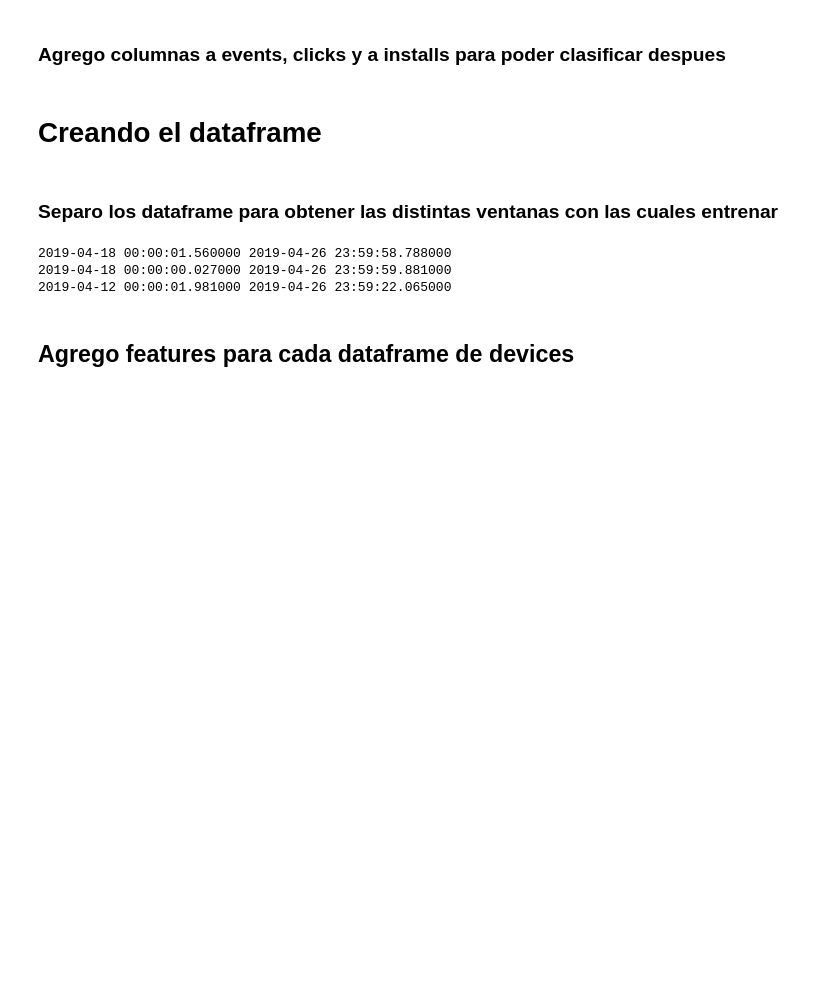
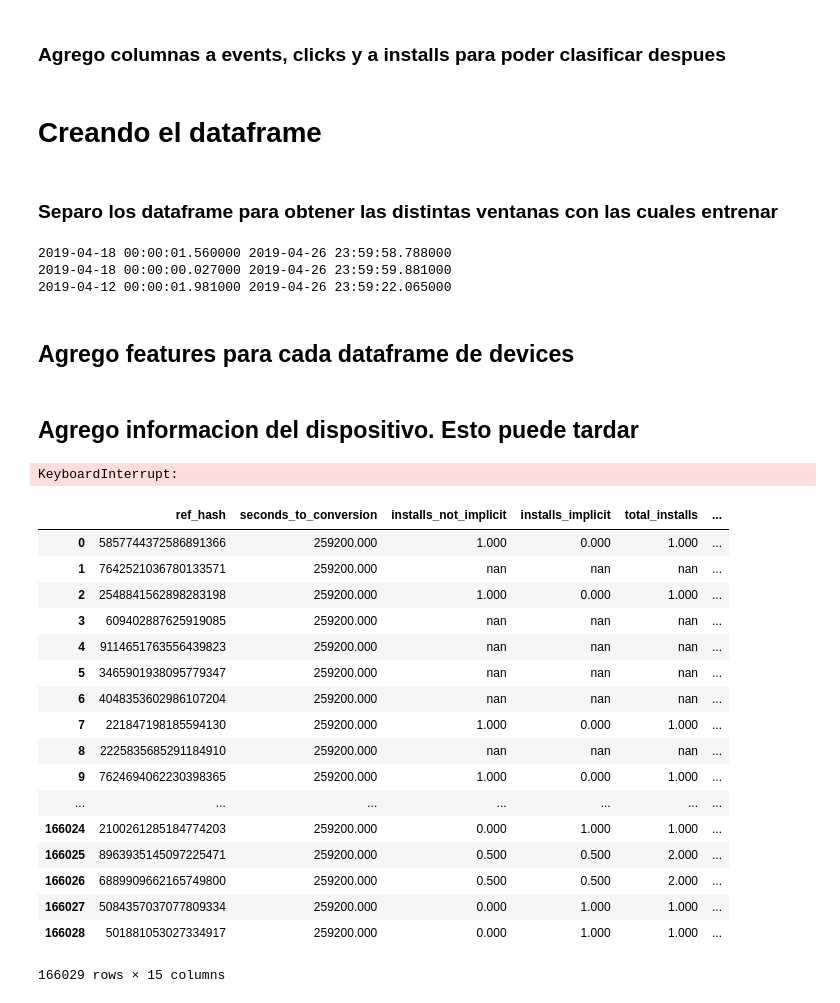
Before and after one commit to pera21/OrgaDatos-TP-2019, a Jupyter notebook: TP2-Filter-New.ipynb, the cells around one changed output. Cells and saved outputs as stored; diff of their text form; code cells hidden in the pictures; blank space fills up the shorter version.

Commit message:
Agrego mas features (faltan clicks)

```diff
--- a/TP2-Filter-New.ipynb
+++ b/TP2-Filter-New.ipynb
@@ -30,7 +29,7 @@ installs['seconds_to_prev_install'] = installs['seconds_to_prev_install']/np.tim
 # %% [markdown]
 ### Elimino de installs las instalaciones con menos de un segundo de diferencia para el mismo usuario y misma applicacion (las suponemos error de tracking platform) (22077 installs menos)
 # %%
-#installs = installs.loc[(installs['seconds_to_prev_install'] > 1) | pd.isnull(installs['seconds_to_prev_install'])]
+installs = installs.loc[(installs['seconds_to_prev_install'] > 1) | pd.isnull(installs['seconds_to_prev_install'])]
 # %% [markdown]
 ### Busco los installs que no se corresponden con un evento (un install deberia tener un evento en la tabla events para esa fecha). Para ellos genero un evento (774 eventos nuevos)
 # %%
@@ -81,15 +80,17 @@ for i in range(18, 23):
     df_events[i - 18] = events.loc[(events['date'] >= windowStartDate) & (windowEndDate >= events['date'])]
     df_clicks[i - 18] = clicks.loc[(clicks['created'] >= windowStartDate) & (windowEndDate >= clicks['created'])]
 
-    #Creo un dataframe de dispositivos con los dispositivos que convierten en la proxima ventana
-    next_window_installs = installs.loc[(installs['created'] >= datetime.datetime(2019, 4, i + 3)) & (datetime.datetime(2019, 4, i + 5) >= installs['created'])]
-    devices[i - 18] = pd.DataFrame(next_window_installs['ref_hash'].unique())
+    #Creo un dataframe de dispositivos con todos los dispositivos que tienen eventos para esa ventana
+    devices[i - 18] = pd.DataFrame(df_events[i - 18]['ref_hash'].unique())
 
     #Agrego los segundos a la proxima conversion (desde el inicio de la ventana)
+    next_window_installs = installs.loc[(installs['created'] >= datetime.datetime(2019, 4, i + 3)) & (datetime.datetime(2019, 4, i + 5) >= installs['created'])]
     devices[i - 18].columns = ['ref_hash']
-    devices[i - 18] = pd.merge(devices[i - 18], next_window_installs.groupby('ref_hash')['created'].min().reset_index(), on='ref_hash')
+    devices[i - 18] = pd.merge(devices[i - 18], next_window_installs.groupby('ref_hash')['created'].min().reset_index(), on='ref_hash', how='left')
     devices[i - 18].rename(columns = {'created':'seconds_to_conversion'}, inplace=True)
     devices[i - 18]['seconds_to_conversion'] = (devices[i - 18]['seconds_to_conversion'] - windowStartDate)/np.timedelta64(1, 's')
+    #Completo los seconds_to_conversion de los que no convirtieron con el valor correspondiente a 3 dias en segundos
+    devices[i - 18].loc[pd.isnull(devices[i - 18]['seconds_to_conversion']), 'seconds_to_conversion'] = 259200
 # %% [markdown]
 ## Agrego features para cada dataframe de devices
 # %%
@@ -103,7 +104,7 @@ for i in range(0, 5):
     installs_by_implicit['ref_hash'] = installs_by_implicit['ref_hash'].astype('int64')
     installs_by_implicit['installs_not_implicit'] = installs_by_implicit['installs_not_implicit']/installs_by_implicit['total_installs']
     installs_by_implicit['installs_implicit'] = installs_by_implicit['installs_implicit']/installs_by_implicit['total_installs']
-    devices[i] = pd.merge(devices[i], installs_by_implicit, on='ref_hash')
+    devices[i] = pd.merge(devices[i], installs_by_implicit, on='ref_hash', how='left')
 
     #Porcentaje de installs por dia en el periodo
     installs_by_day = pd.pivot_table(df_installs[i], index='ref_hash', columns='install_day', values='created', aggfunc='count', fill_value=0, margins=True).reset_index()
@@ -113,7 +114,7 @@ for i in range(0, 5):
     installs_by_day['installs_day_1'] = installs_by_day['installs_day_1']/installs_by_day['total_installs']
     installs_by_day['installs_day_2'] = installs_by_day['installs_day_2']/installs_by_day['total_installs']
     installs_by_day['installs_day_3'] = installs_by_day['installs_day_3']/installs_by_day['total_installs']
-    devices[i] = pd.merge(devices[i], installs_by_day[['ref_hash', 'installs_day_1', 'installs_day_2', 'installs_day_3']], on='ref_hash')
+    devices[i] = pd.merge(devices[i], installs_by_day[['ref_hash', 'installs_day_1', 'installs_day_2', 'installs_day_3']], on='ref_hash', how='left')
 
     #Porcentaje de eventos por dia en el periodo + total eventos
     #devices[i] = pd.merge(devices[i], df_events[i].groupby('ref_hash')['date'].count().reset_index(), on='ref_hash')
@@ -125,9 +126,49 @@ for i in range(0, 5):
     events_by_day['events_day_1'] = events_by_day['events_day_1']/events_by_day['total_events']
     events_by_day['events_day_2'] = events_by_day['events_day_2']/events_by_day['total_events']
     events_by_day['events_day_3'] = events_by_day['events_day_3']/events_by_day['total_events']
-    devices[i] = pd.merge(devices[i], events_by_day, on='ref_hash')
+    devices[i] = pd.merge(devices[i], events_by_day, on='ref_hash', how='left')
 
     #Calculo el porcentaje de eventos hechos a traves de wifi (esto puede influir en un futuro install)
     events_by_wifi = pd.pivot_table(df_events[i], index='ref_hash', columns='wifi', values='date', aggfunc='count', fill_value=0).reset_index()
     events_by_wifi['events_on_wifi'] = events_by_wifi[True]/(events_by_wifi[True] + events_by_wifi[False])
-    devices[i] = pd.merge(devices[i], events_by_wifi[['ref_hash', 'events_on_wifi']], on='ref_hash')
+    devices[i] = pd.merge(devices[i], events_by_wifi[['ref_hash', 'events_on_wifi']], on='ref_hash', how='left')
+
+    #Completo los nan con 0 en las columnas correspondientes
+    devices[i][['installs_not_implicit', 'installs_implicit', 'total_installs', 'installs_day_1', 'installs_day_2', 'installs_day_3', 'total_events', 'events_day_1', 'events_day_2', 'events_day_3', 'events_on_wifi']].fillna(0)
+# %% [markdown]
+## Agrego informacion del dispositivo. Esto puede tardar
+# %%
+def get_most_frequent_value(s):
+    return np.nan if s.isnull().all() else s.value_counts().index[0]
+
+for i in range(0, 5):
+    #Agrego device_model y device_brand a los training sets
+    info_group = df_events[i].groupby('ref_hash')
+    devices_info = info_group['device_model'].apply(get_most_frequent_value).reset_index()
+    #devices_info['device_brand'] = info_group['device_brand'].apply(get_most_frequent_value).reset_index()['device_brand']
+    #devices_info['ref_type'] = info_group['ref_type'].apply(get_most_frequent_value).reset_index()['ref_type']
+    #devices_info['device_os'] = info_group['device_os'].apply(get_most_frequent_value).reset_index()['device_os']
+    devices[i] = pd.merge(devices[i], devices_info, on='ref_hash', how='left')
+# %% [output]
+KeyboardInterrupt:
+# %%
+devices[0]
+# %% [output]
+|  | ref_hash | seconds_to_conversion | installs_not_implicit | installs_implicit | total_installs | ... |
+| 0 | 5857744372586891366 | 259200.000 | 1.000 | 0.000 | 1.000 | ... |
+| 1 | 7642521036780133571 | 259200.000 | nan | nan | nan | ... |
+| 2 | 2548841562898283198 | 259200.000 | 1.000 | 0.000 | 1.000 | ... |
+| 3 | 609402887625919085 | 259200.000 | nan | nan | nan | ... |
+| 4 | 9114651763556439823 | 259200.000 | nan | nan | nan | ... |
+| 5 | 3465901938095779347 | 259200.000 | nan | nan | nan | ... |
+| 6 | 4048353602986107204 | 259200.000 | nan | nan | nan | ... |
+| 7 | 221847198185594130 | 259200.000 | 1.000 | 0.000 | 1.000 | ... |
+| 8 | 2225835685291184910 | 259200.000 | nan | nan | nan | ... |
+| 9 | 7624694062230398365 | 259200.000 | 1.000 | 0.000 | 1.000 | ... |
+| ... | ... | ... | ... | ... | ... | ... |
+| 166024 | 2100261285184774203 | 259200.000 | 0.000 | 1.000 | 1.000 | ... |
+| 166025 | 8963935145097225471 | 259200.000 | 0.500 | 0.500 | 2.000 | ... |
+| 166026 | 6889909662165749800 | 259200.000 | 0.500 | 0.500 | 2.000 | ... |
+| 166027 | 5084357037077809334 | 259200.000 | 0.000 | 1.000 | 1.000 | ... |
+| 166028 | 501881053027334917 | 259200.000 | 0.000 | 1.000 | 1.000 | ... |
+166029 rows × 15 columns
```
Also changed, not shown: parts of 3 cells of this notebook.
